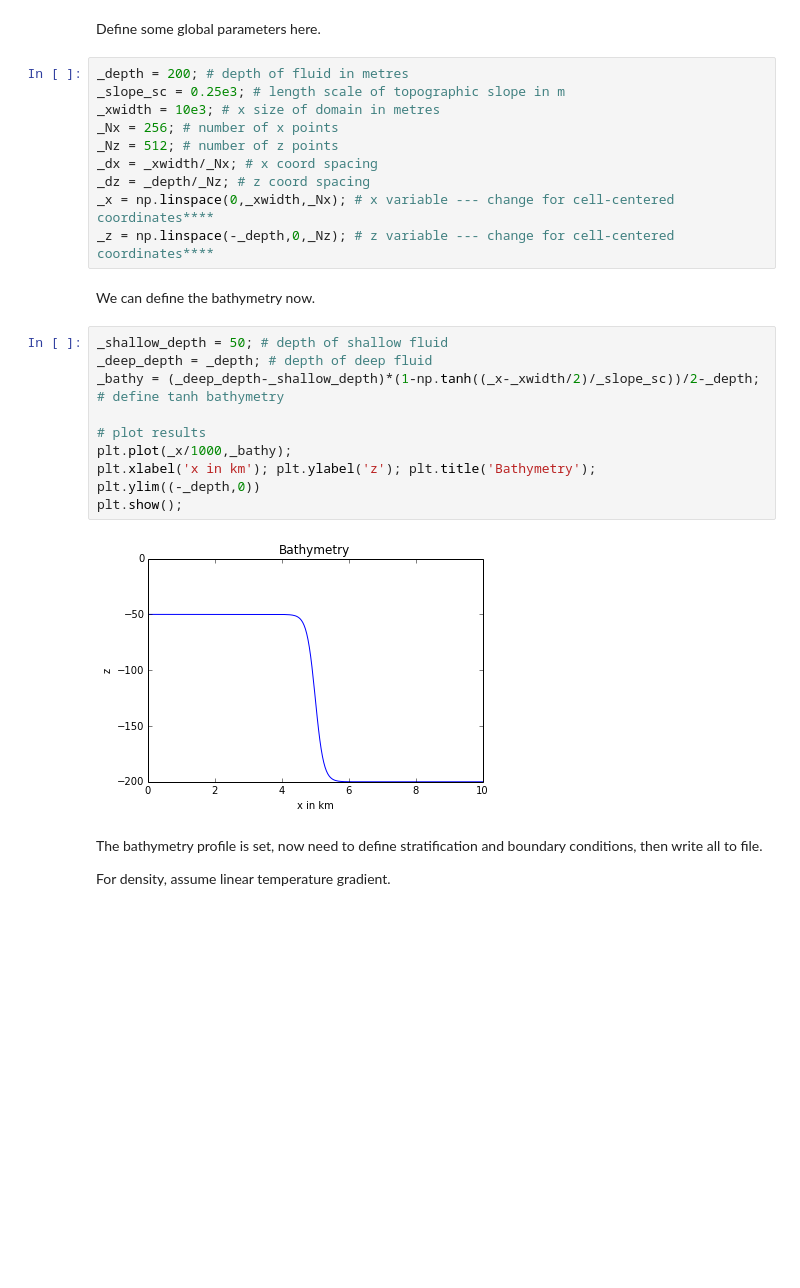
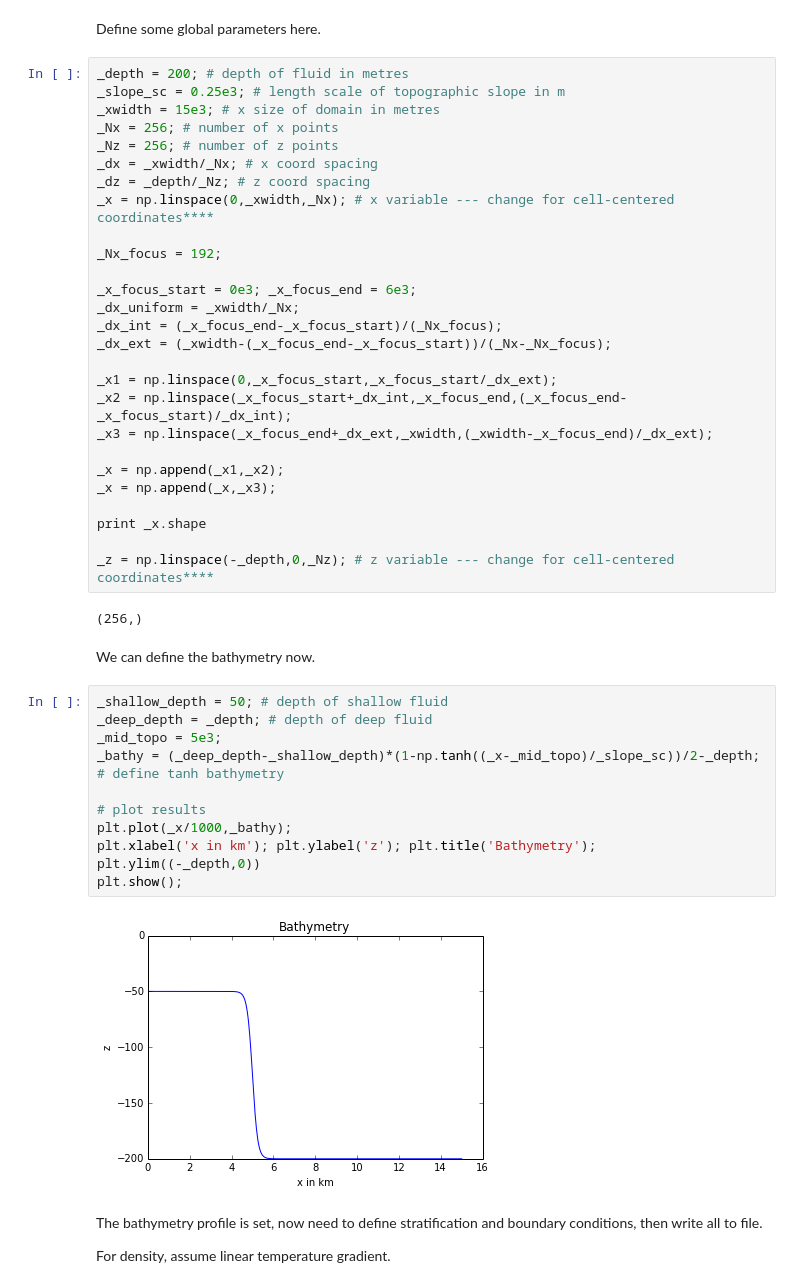
Before and after one commit to UBC-MOAD/flow_separation, a Jupyter notebook: notebooks_2D_runs/gen_flow_sep_files.ipynb, the cells around one changed output. Cells and saved outputs as stored; diff of their text form; blank space fills up the shorter version.

```diff
--- a/notebooks_2D_runs/gen_flow_sep_files.ipynb
+++ b/notebooks_2D_runs/gen_flow_sep_files.ipynb
@@ -12,27 +12,47 @@ Define some global parameters here.
 # %%
 _depth = 200; # depth of fluid in metres
 _slope_sc = 0.25e3; # length scale of topographic slope in m
-_xwidth = 10e3; # x size of domain in metres
+_xwidth = 15e3; # x size of domain in metres
 _Nx = 256; # number of x points
-_Nz = 512; # number of z points
+_Nz = 256; # number of z points
 _dx = _xwidth/_Nx; # x coord spacing
 _dz = _depth/_Nz; # z coord spacing
 _x = np.linspace(0,_xwidth,_Nx); # x variable --- change for cell-centered coordinates****
+
+_Nx_focus = 192;
+
+_x_focus_start = 0e3; _x_focus_end = 6e3;
+_dx_uniform = _xwidth/_Nx;
+_dx_int = (_x_focus_end-_x_focus_start)/(_Nx_focus);
+_dx_ext = (_xwidth-(_x_focus_end-_x_focus_start))/(_Nx-_Nx_focus);
+
+_x1 = np.linspace(0,_x_focus_start,_x_focus_start/_dx_ext);
+_x2 = np.linspace(_x_focus_start+_dx_int,_x_focus_end,(_x_focus_end-_x_focus_start)/_dx_int);
+_x3 = np.linspace(_x_focus_end+_dx_ext,_xwidth,(_xwidth-_x_focus_end)/_dx_ext);
+
+_x = np.append(_x1,_x2);
+_x = np.append(_x,_x3);
+
+print _x.shape
+
 _z = np.linspace(-_depth,0,_Nz); # z variable --- change for cell-centered coordinates****
+# %% [output]
+(256,)
 # %% [markdown]
 We can define the bathymetry now.
 # %%
 _shallow_depth = 50; # depth of shallow fluid
 _deep_depth = _depth; # depth of deep fluid
-_bathy = (_deep_depth-_shallow_depth)*(1-np.tanh((_x-_xwidth/2)/_slope_sc))/2-_depth; # define tanh bathymetry
+_mid_topo = 5e3;
+_bathy = (_deep_depth-_shallow_depth)*(1-np.tanh((_x-_mid_topo)/_slope_sc))/2-_depth; # define tanh bathymetry
 
 # plot results
 plt.plot(_x/1000,_bathy);
 plt.xlabel('x in km'); plt.ylabel('z'); plt.title('Bathymetry');
 plt.ylim((-_depth,0))
 plt.show();
 # %% [output]
-[figure, old version]
+[figure, new version]
 # %% [markdown]
 The bathymetry profile is set, now need to define stratification and boundary conditions, then write all to file.
 
```
Also changed, not shown: parts of 7 cells of this notebook, 1 other file.
